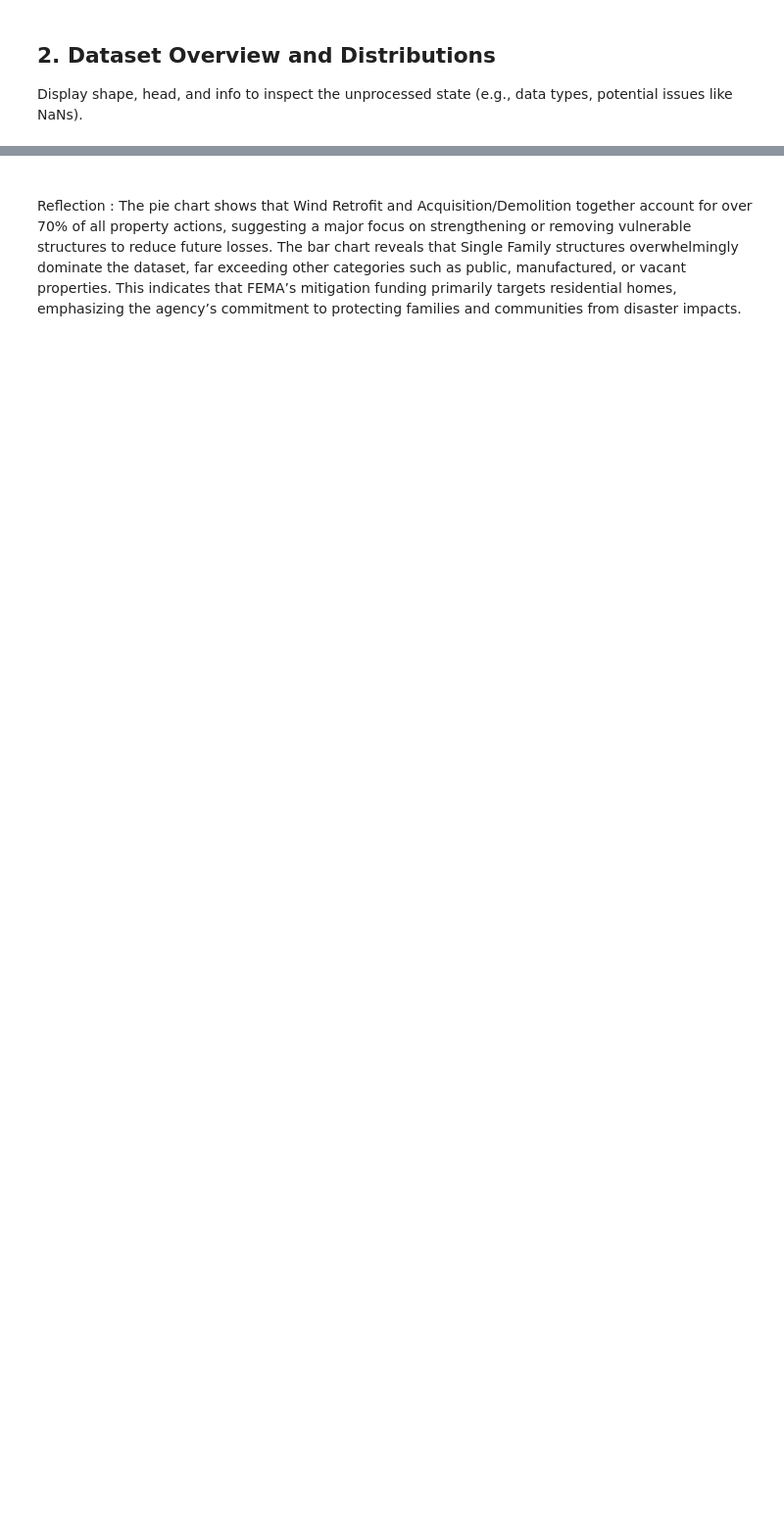
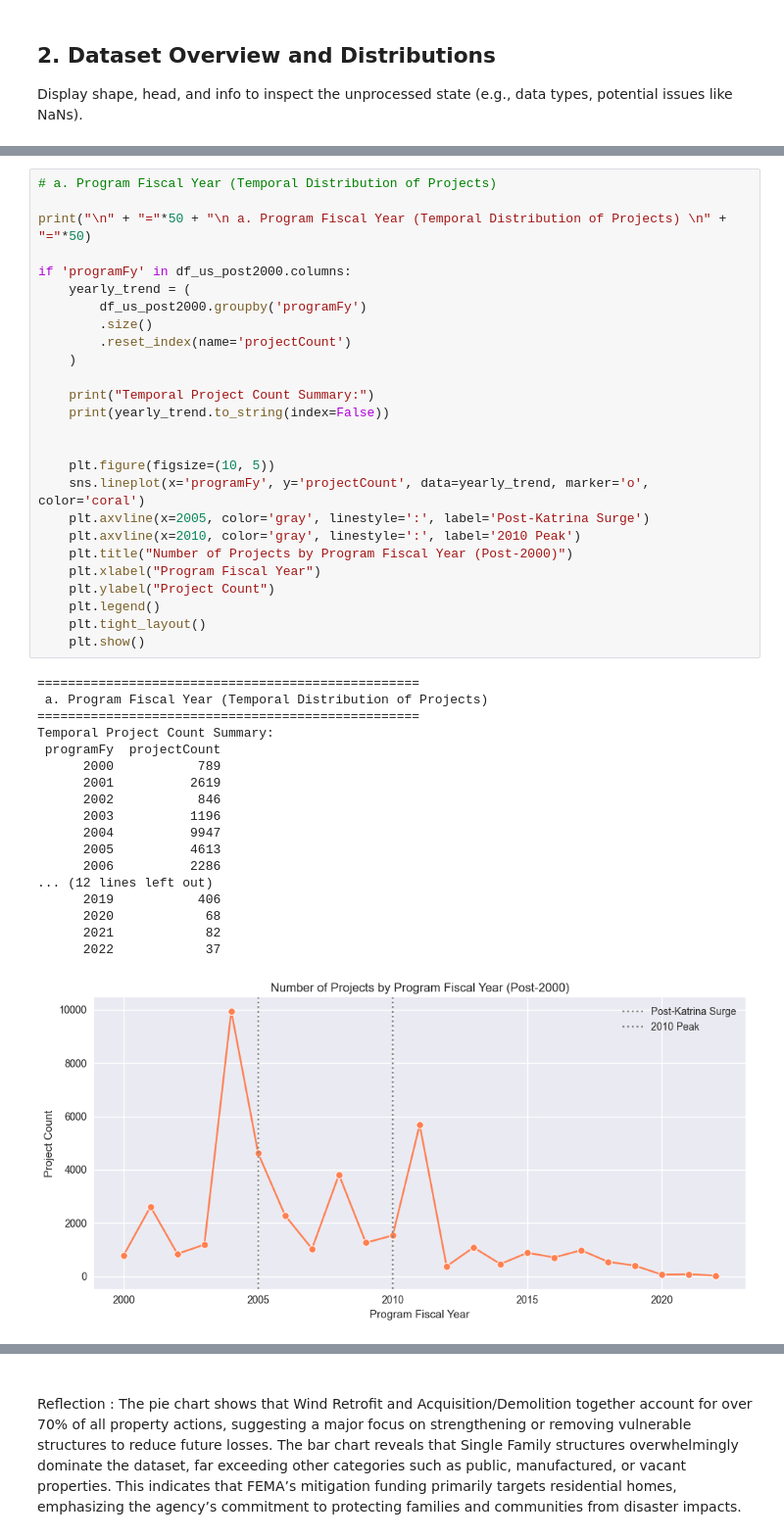
Before and after one commit to anjana-codes/capstone-project-anjana, a Jupyter notebook: notebooks/fema_mitigation_analysis.ipynb, the cells around one changed output, grey strips where cells are left out. Shown: that part at 98% size. Cells and saved outputs as stored; diff of their text form; blank space fills up the shorter version.

```diff
--- a/notebooks/fema_mitigation_analysis.ipynb
+++ b/notebooks/fema_mitigation_analysis.ipynb
@@ -238,0 +315,45 @@ Data preview:
+# %%
+# a. Program Fiscal Year (Temporal Distribution of Projects)
+
+print("\n" + "="*50 + "\n a. Program Fiscal Year (Temporal Distribution of Projects) \n" + "="*50)
+
+if 'programFy' in df_us_post2000.columns:
+    yearly_trend = (
+        df_us_post2000.groupby('programFy')
+        .size()
+        .reset_index(name='projectCount')
+    )
+
+    print("Temporal Project Count Summary:")
+    print(yearly_trend.to_string(index=False))
+
+
+    plt.figure(figsize=(10, 5))
+    sns.lineplot(x='programFy', y='projectCount', data=yearly_trend, marker='o', color='coral')
+    plt.axvline(x=2005, color='gray', linestyle=':', label='Post-Katrina Surge')
+    plt.axvline(x=2010, color='gray', linestyle=':', label='2010 Peak')
+    plt.title("Number of Projects by Program Fiscal Year (Post-2000)")
+    plt.xlabel("Program Fiscal Year")
+    plt.ylabel("Project Count")
+    plt.legend()
+    plt.tight_layout()
+    plt.show()
+# %% [output]
+==================================================
+ a. Program Fiscal Year (Temporal Distribution of Projects)
+==================================================
+Temporal Project Count Summary:
+ programFy  projectCount
+      2000           789
+      2001          2619
+      2002           846
+      2003          1196
+      2004          9947
+      2005          4613
+      2006          2286
+... (12 lines left out)
+      2019           406
+      2020            68
+      2021            82
+      2022            37
+[figure, added]
```
Also changed, not shown: parts of 25 cells of this notebook, 10 other files.
